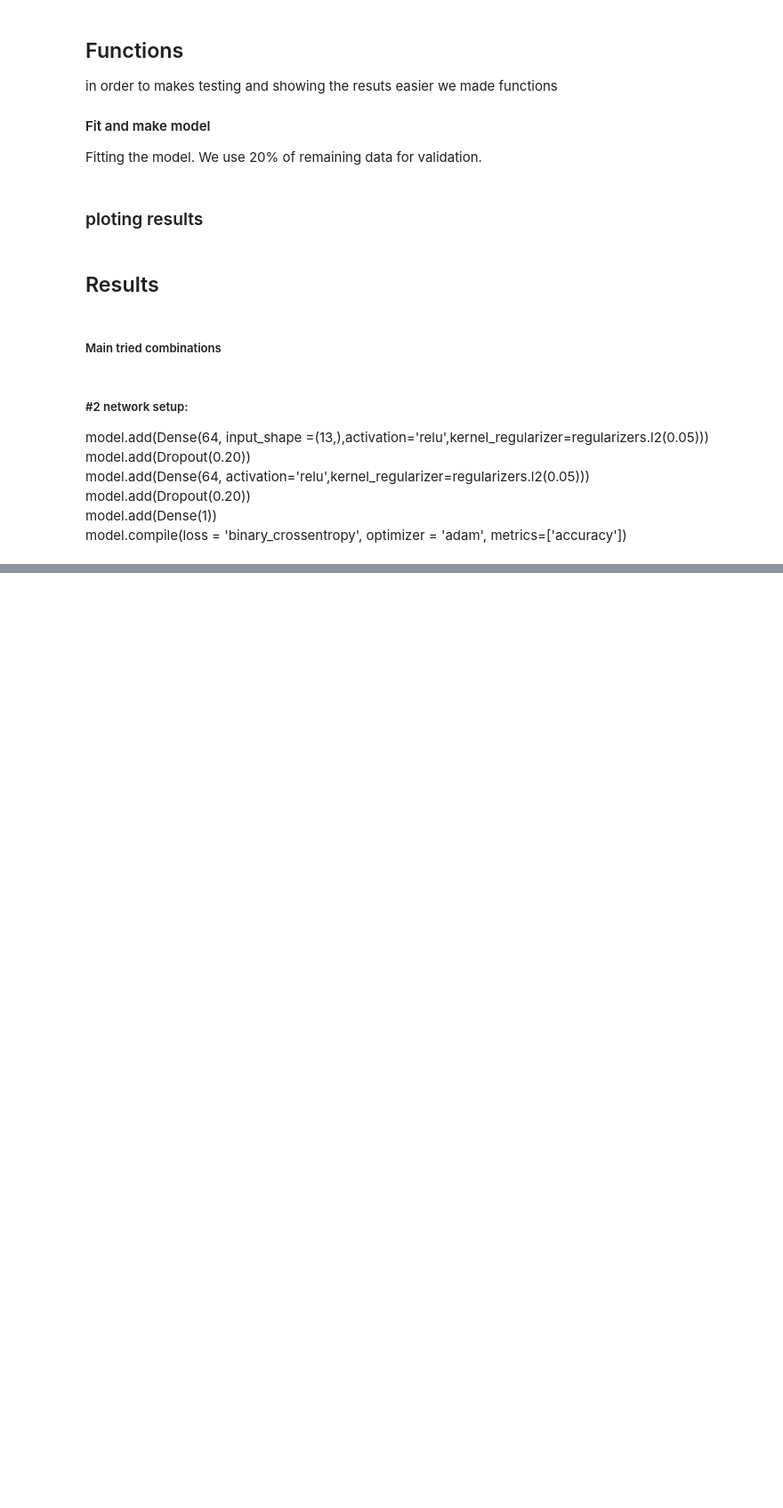
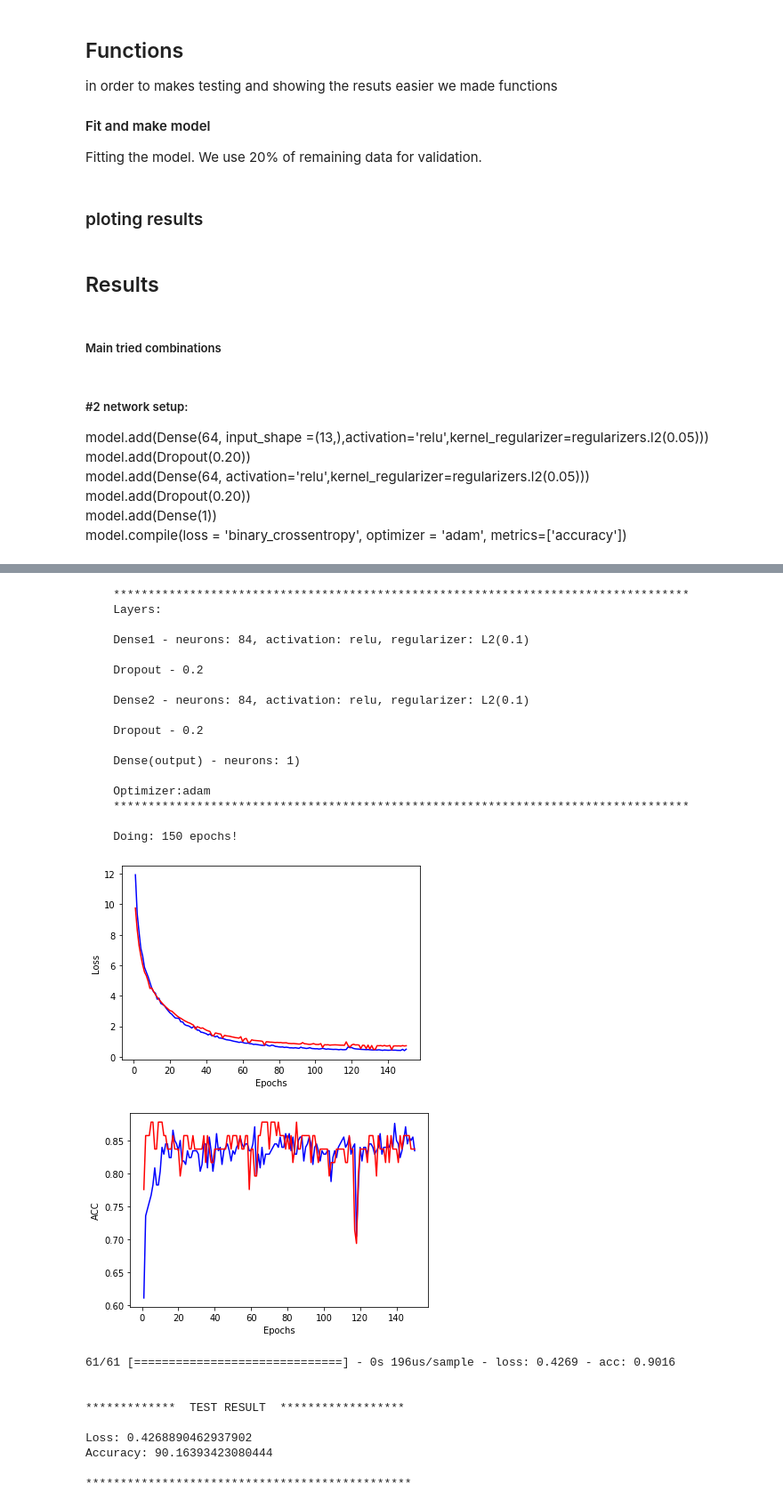
Before and after one commit to Yooru6/Machine-Learning-Group-Assignments, a Jupyter notebook: Case1/Case1.ipynb, the cells around one changed output, grey strips where cells are left out. Shown at 89% size. Saved outputs shown, nothing was run; the diff lists cells and outputs as text; code cells hidden in the pictures; blank space fills up the shorter version.

Commit message:
Case: print info on fitting

```diff
--- a/Case1/Case1.ipynb
+++ b/Case1/Case1.ipynb
@@ -169,6 +194,9 @@ def plot():
     plt.ylabel('ACC')
     plt.show()
 # %%
+def evaluate():
+    score = model.evaluate(test_data.values, test_labels.values)
+    return score
 
 def loadWeights(weightFile):
     weights_file = weightFile # weights file path
@@ -199,0 +217,41 @@ model.evaluate(test_data.values, test_labels.values)
+# %%
+tf.get_logger().setLevel('WARNING')
+tf.autograph.set_verbosity(2)
+
+
+fitModel(150,10,84)
+plot()
+evaluate_list = evaluate()
+print(f'''\n
+*************  TEST RESULT  ******************
+\nLoss: {evaluate_list[0]}\nAccuracy: {evaluate_list[1]*100}\n
+***********************************************''')
+# %% [output]
+    ***********************************************************************************
+    Layers:
+
+    Dense1 - neurons: 84, activation: relu, regularizer: L2(0.1)
+
+    Dropout - 0.2
+
+    Dense2 - neurons: 84, activation: relu, regularizer: L2(0.1)
+
+    Dropout - 0.2
+
+    Dense(output) - neurons: 1)
+
+    Optimizer:adam
+    ***********************************************************************************
+
+    Doing: 150 epochs!
+[figure, added]
+[figure, added]
+61/61 [==============================] - 0s 196us/sample - loss: 0.4269 - acc: 0.9016
+
+
+*************  TEST RESULT  ******************
+
+Loss: 0.4268890462937902
+Accuracy: 90.16393423080444
+
+***********************************************
```
Also changed, not shown: parts of 5 cells of this notebook, 1 other file.
